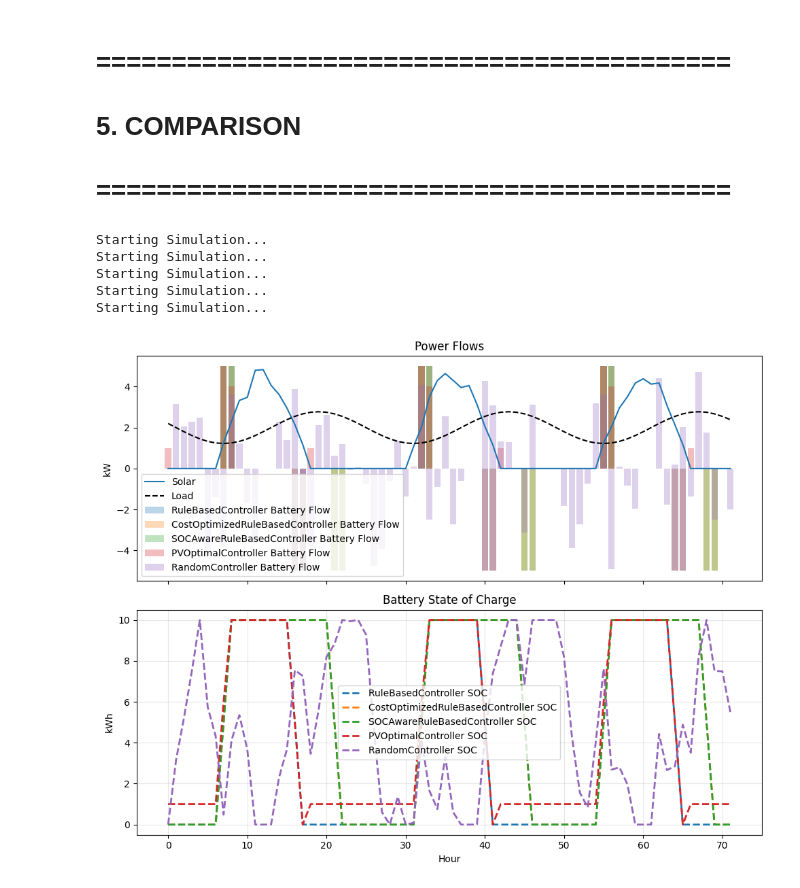
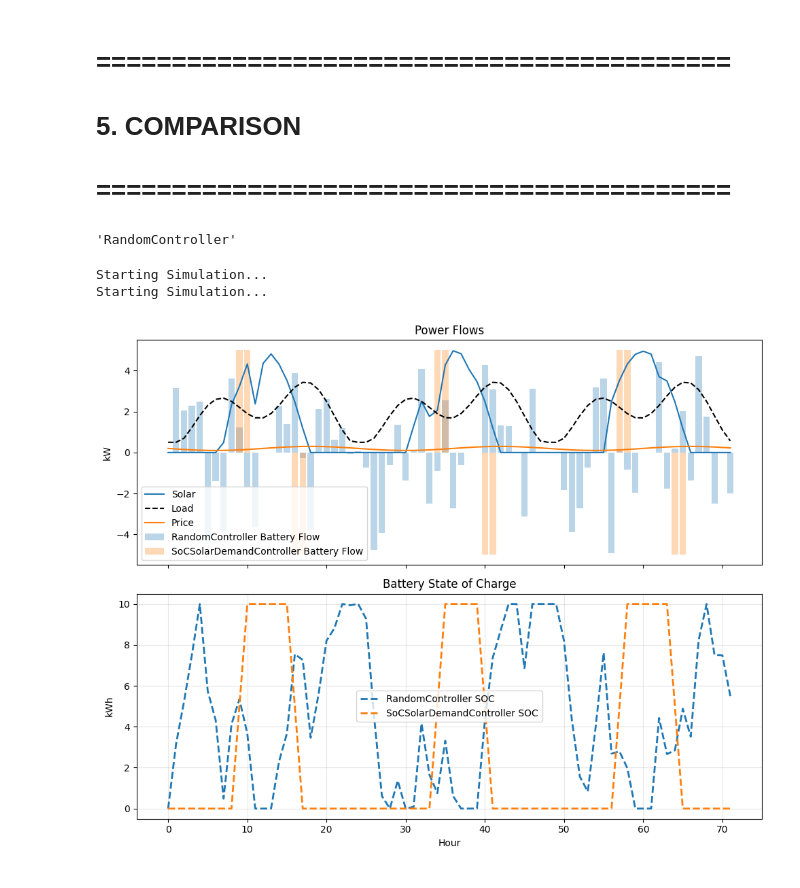
Before and after one commit to maxhock/ADG-HEMS, a Jupyter notebook: Rule_Based_HEMS.ipynb, the cells around one changed output. Saved outputs shown, nothing was run; the diff lists cells and outputs as text; code cells hidden in the pictures.

Commit message:
added basic controller preserving soc

```diff
--- a/Rule_Based_HEMS.ipynb
+++ b/Rule_Based_HEMS.ipynb
@@ -24,15 +30,14 @@ class SmartHomeEnv:
         t = np.arange(hours)
         # Solar: Peak at noon + random clouds
         solar = np.maximum(0, 5 * np.sin(2 * np.pi * (t - 6) / 24))
-        solar = solar - np.random.uniform(0.8, 1.0, size=hours)
+        solar = np.maximum(0, solar - 0.2 * np.random.weibull(0.5, size=hours))
 
         # Load: Morning/Evening peaks
-        load = 2 + 1.5 * np.sin(2 * np.pi * (t - 8) / 24) + \
-               1.5 * np.sin(2 * np.pi * (t - 18) / 24)
+        load = 2 + np.cos(4 * np.pi * (t - 18) / 24) + \
+                0.8 * np.cos(2 * np.pi * (t - 14) / 24)
         load = np.maximum(0.5, load)
-
         # Price: High in evening
-        price = 0.20 + 0.10 * np.sin(2 * np.pi * (t - 18) / 24)
+        price = 0.20 + 0.10 * np.cos(2 * np.pi * (t - 18) / 24)
 
         return pd.DataFrame({'solar': solar, 'load': load, 'price': price})
 
@@ -107,6 +112,7 @@ class SmartHomeEnv:
 # ==========================================
 # %%
 class Controller:
+    """Base controller: stores battery capacity and max power values and defines interface."""
     def __init__(self, env):
         self.bat_cap = env.battery_capacity
         self.max_p = env.max_power
@@ -222,7 +195,23 @@ class PVOptimalController(Controller):
 # %%
 class RandomController(Controller):
+    """Random actions within allowed power limits."""
     def get_action(self, observation, _):
         return np.random.uniform(-self.max_p, self.max_p)
+# %%
+class SoCSolarDemandController(Controller):
+    """Decisions based only on SoC, solar, and demand: charge on surplus if room, discharge on deficit if above min SoC."""
+    def __init__(self, env, min_soc_percent=0.05, max_soc_percent=0.95):
+        super().__init__(env)
+        self.min_soc_kwh = self.bat_cap * min_soc_percent
+        self.max_soc_kwh = self.bat_cap * max_soc_percent
+
+    def get_action(self, observation, current_soc):
+        net_load = observation['load'] - observation['solar']
+        if net_load < 0 and current_soc < self.max_soc_kwh:
+            return self.max_p
+        if net_load > 0 and current_soc > self.min_soc_kwh:
+            return -self.max_p
+        return 0.0
 # %% [markdown]
 # ==========================================
 # 3. MAIN LOOP (The "Gym" Loop)
@@ -293,13 +282,18 @@ def plot_controller_performance(df, controller_name, total_cost):
 # ==========================================
 # 5. COMPARISON
 # ==========================================
+# %%
+list(all_results)[0]
+# %% [output]
+'RandomController'
 # %%
 controllers = {
-    "RuleBasedController": RuleBasedController,
-    "CostOptimizedRuleBasedController": CostOptimizedRuleBasedController,
-    "SOCAwareRuleBasedController": SOCAwareRuleBasedController,
-    "PVOptimalController": PVOptimalController,
-    "RandomController": RandomController
+    # "RuleBasedController": RuleBasedController,
+    # "CostOptimizedRuleBasedController": CostOptimizedRuleBasedController,
+    # "SOCAwareRuleBasedController": SOCAwareRuleBasedController,
+    # "PVOptimalController": PVOptimalController,
+    "RandomController": RandomController,
+    "SoCSolarDemandController": SoCSolarDemandController
 }
 
 all_results = {}
@@ -308,36 +302,34 @@ for name, controller in controllers.items():
 
 
 fig, (ax1, ax2) = plt.subplots(2, 1, figsize=(10, 8), sharex=True)
-df = all_results['RuleBasedController']
+df = list(all_results.values())[0]
 ax1.plot(df['solar'], label='Solar')
 ax1.plot(df['load'], 'k--', label='Load')
+ax1.plot(df['price'], label='Price')
 for name, df in all_results.items():
    # total_cost = df['cost'].sum()
     #print(f"Total Cost for {name}: €{total_cost:.2f}")
 
 
     # Ax1: Physics
     ax1.set_title("Power Flows")
 
 
     ax1.bar(df.index, df['battery_action_actual'], alpha=0.3, label=f'{name} Battery Flow')
     ax1.legend()
     ax1.set_ylabel("kW")
 
     # Ax2: Battery State
     ax2.set_title("Battery State of Charge")
     ax2.plot(df['soc'], '--', linewidth=2, label=f"{name} SOC")
     ax2.set_ylabel("kWh")
     ax2.set_xlabel("Hour")
     ax2.grid(True, alpha=0.3)
     ax2.legend()
 
     plt.tight_layout()
 plt.show()
 # %% [output]
 Starting Simulation...
 Starting Simulation...
-Starting Simulation...
-Starting Simulation...
-Starting Simulation...
-[figure, old version]
+[figure, new version]
```
Also changed, not shown: parts of 7 cells of this notebook.
